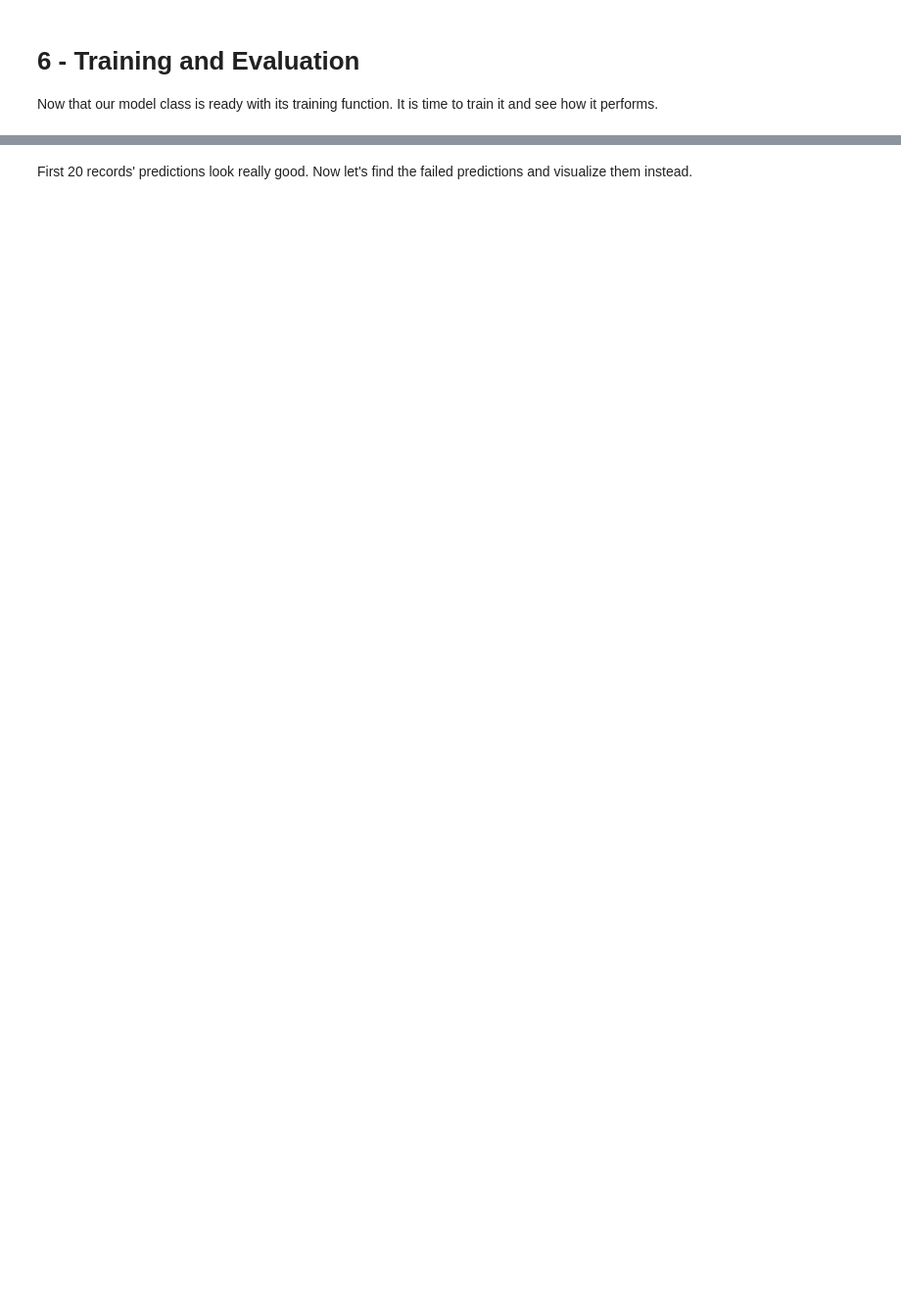
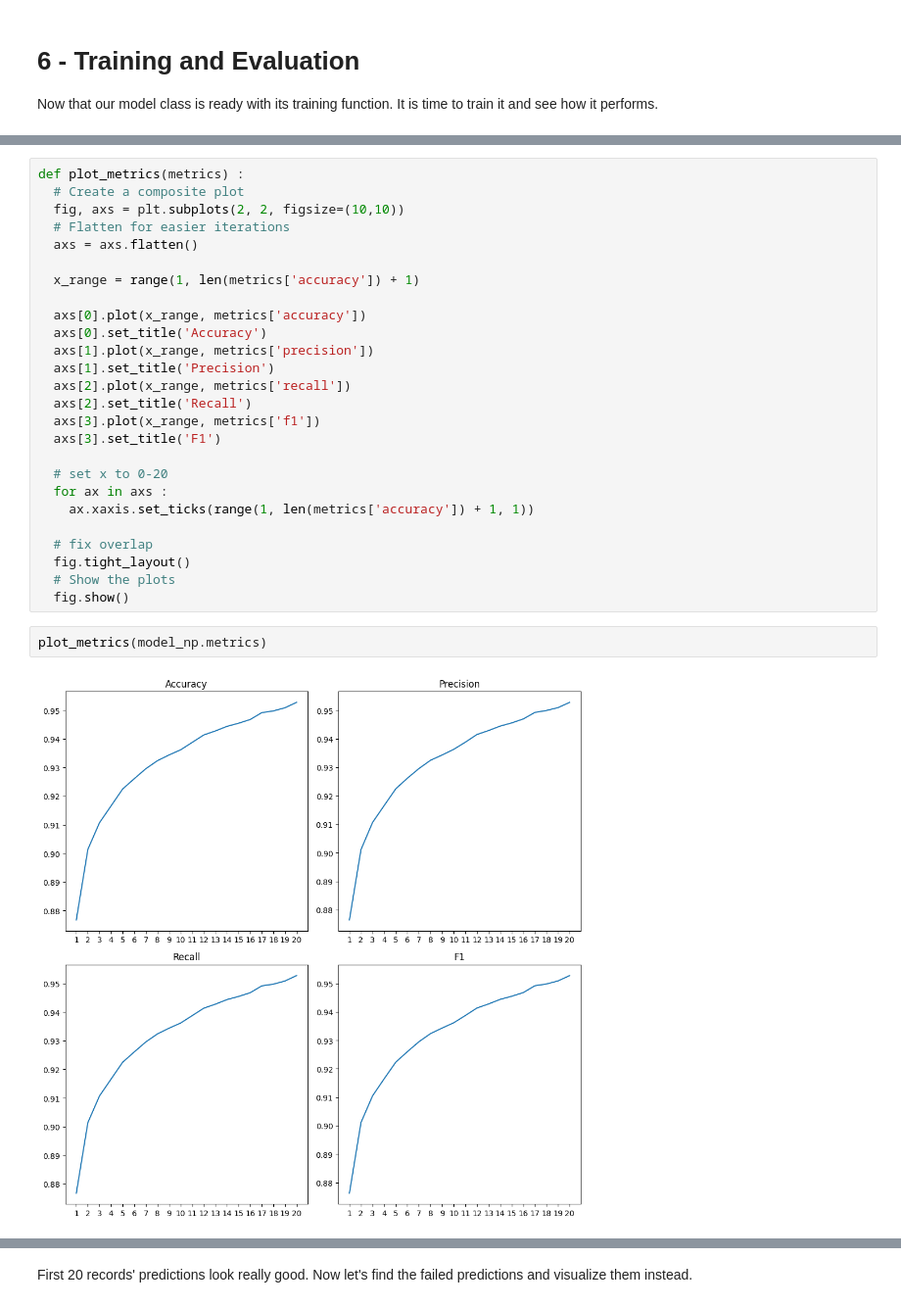
Before and after one commit to DoubleCyclone/Neural-Network-From-Scratch, a Jupyter notebook: notebooks/Neural_Network_From_Scratch.ipynb, the cells around one changed output, grey strips where cells are left out. Shown at 98% size. Saved outputs shown, nothing was run; the diff lists cells and outputs as text; blank space fills up the shorter version.

```diff
--- a/notebooks/Neural_Network_From_Scratch.ipynb
+++ b/notebooks/Neural_Network_From_Scratch.ipynb
@@ -539,0 +593,30 @@ Performance looks great even on the test data. Now let's visualize some predicti
+# %%
+def plot_metrics(metrics) :
+  # Create a composite plot
+  fig, axs = plt.subplots(2, 2, figsize=(10,10))
+  # Flatten for easier iterations
+  axs = axs.flatten()
+
+  x_range = range(1, len(metrics['accuracy']) + 1)
+
+  axs[0].plot(x_range, metrics['accuracy'])
+  axs[0].set_title('Accuracy')
+  axs[1].plot(x_range, metrics['precision'])
+  axs[1].set_title('Precision')
+  axs[2].plot(x_range, metrics['recall'])
+  axs[2].set_title('Recall')
+  axs[3].plot(x_range, metrics['f1'])
+  axs[3].set_title('F1')
+
+  # set x to 0-20
+  for ax in axs :
+    ax.xaxis.set_ticks(range(1, len(metrics['accuracy']) + 1, 1))
+
+  # fix overlap
+  fig.tight_layout()
+  # Show the plots
+  fig.show()
+# %%
+plot_metrics(model_np.metrics)
+# %% [output]
+[figure, added]
```
Also changed, not shown: parts of 40 cells of this notebook.
